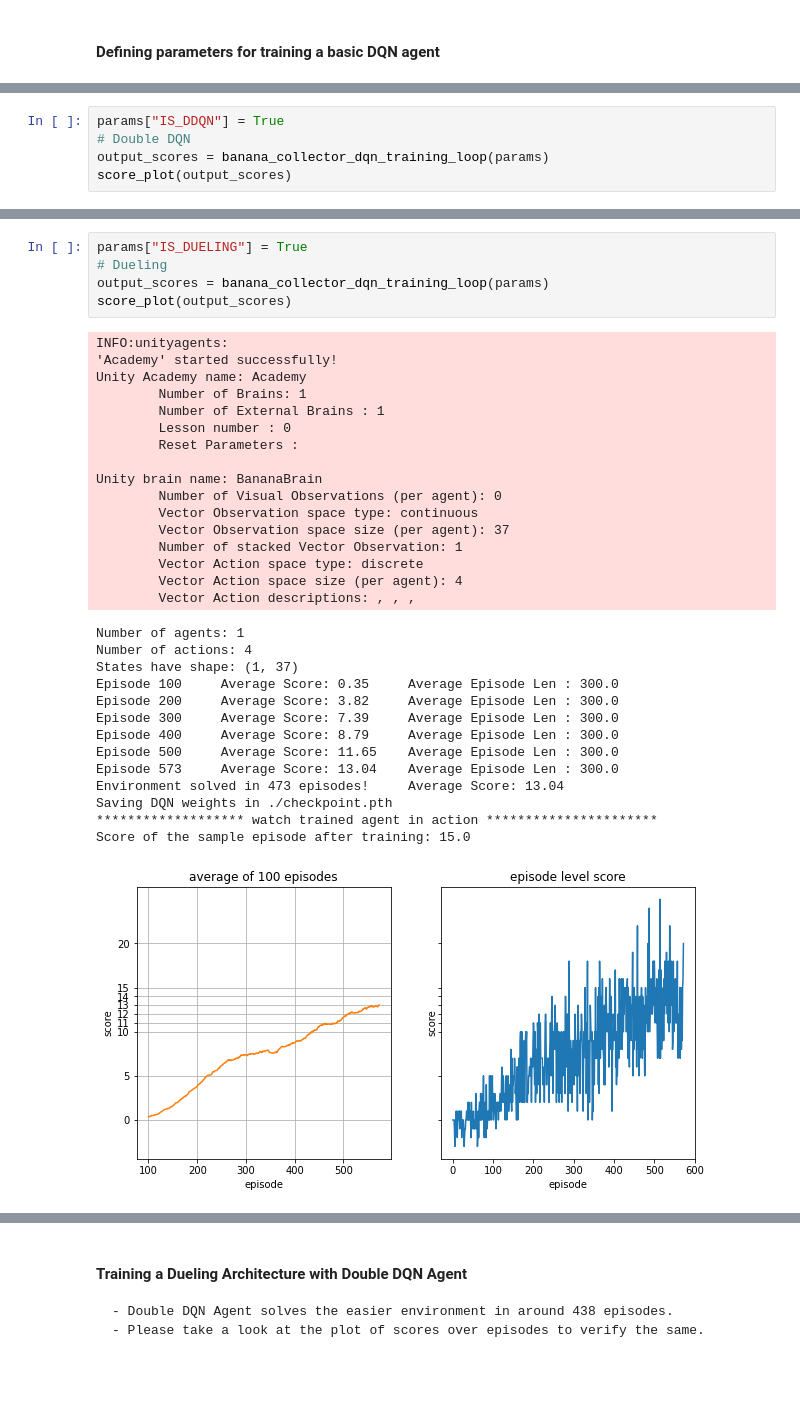
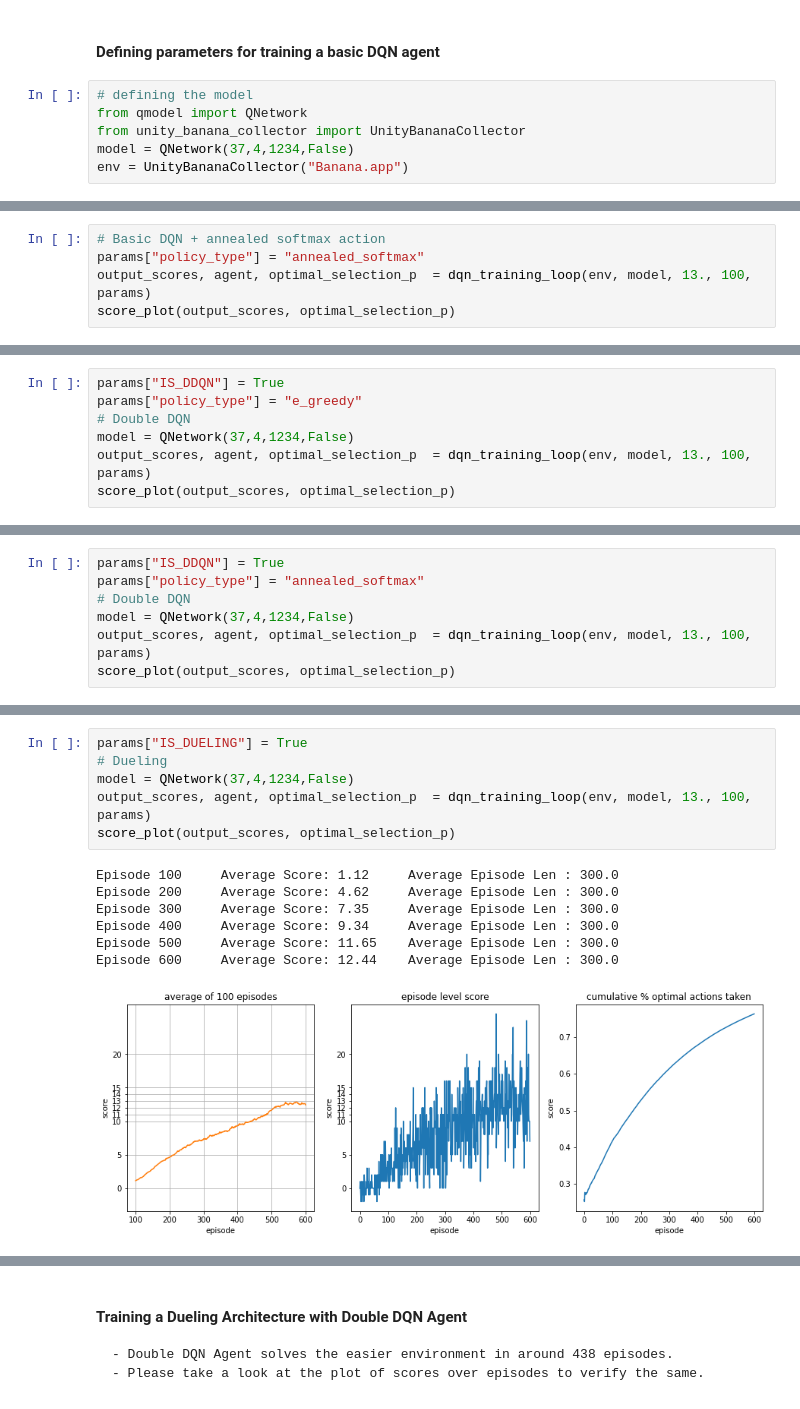
Before and after one commit to nitesh-kansal/Deep_q_learning, a Jupyter notebook: Report.ipynb, the cells around one changed output, grey strips where cells are left out. Saved outputs shown, nothing was run; the diff lists cells and outputs as text; blank space fills up the shorter version.

```diff
--- a/Report.ipynb
+++ b/Report.ipynb
@@ -82,3 +88,9 @@ def score_plot(output_scores):
     plt.show()
 # %% [markdown]
 #### Defining parameters for training a basic DQN agent
+# %%
+# defining the model
+from qmodel import QNetwork
+from unity_banana_collector import UnityBananaCollector
+model = QNetwork(37,4,1234,False)
+env = UnityBananaCollector("Banana.app")
@@ -157,0 +172,5 @@ Score of the sample episode after training: 4.0
+# %%
+# Basic DQN + annealed softmax action
+params["policy_type"] = "annealed_softmax"
+output_scores, agent, optimal_selection_p  = dqn_training_loop(env, model, 13., 100, params)
+score_plot(output_scores, optimal_selection_p)
@@ -162,6 +190,8 @@ Score of the sample episode after training: 4.0
 # %%
 params["IS_DDQN"] = True
+params["policy_type"] = "e_greedy"
 # Double DQN
-output_scores = banana_collector_dqn_training_loop(params)
-score_plot(output_scores)
+model = QNetwork(37,4,1234,False)
+output_scores, agent, optimal_selection_p  = dqn_training_loop(env, model, 13., 100, params)
+score_plot(output_scores, optimal_selection_p)
 # %% [output]
@@ -196,0 +205,7 @@ Score of the sample episode after training: 11.0
+# %%
+params["IS_DDQN"] = True
+params["policy_type"] = "annealed_softmax"
+# Double DQN
+model = QNetwork(37,4,1234,False)
+output_scores, agent, optimal_selection_p  = dqn_training_loop(env, model, 13., 100, params)
+score_plot(output_scores, optimal_selection_p)
@@ -201,36 +224,14 @@ Score of the sample episode after training: 11.0
 # %%
 params["IS_DUELING"] = True
 # Dueling
-output_scores = banana_collector_dqn_training_loop(params)
-score_plot(output_scores)
+model = QNetwork(37,4,1234,False)
+output_scores, agent, optimal_selection_p  = dqn_training_loop(env, model, 13., 100, params)
+score_plot(output_scores, optimal_selection_p)
 # %% [output]
-INFO:unityagents:
-'Academy' started successfully!
-Unity Academy name: Academy
-        Number of Brains: 1
-        Number of External Brains : 1
-        Lesson number : 0
-        Reset Parameters :
-
-Unity brain name: BananaBrain
-        Number of Visual Observations (per agent): 0
-        Vector Observation space type: continuous
-        Vector Observation space size (per agent): 37
-        Number of stacked Vector Observation: 1
-        Vector Action space type: discrete
-        Vector Action space size (per agent): 4
-        Vector Action descriptions: , , ,
+Episode 100     Average Score: 1.12     Average Episode Len : 300.0
+Episode 200     Average Score: 4.62     Average Episode Len : 300.0
+Episode 300     Average Score: 7.35     Average Episode Len : 300.0
+Episode 400     Average Score: 9.34     Average Episode Len : 300.0
+Episode 500     Average Score: 11.65    Average Episode Len : 300.0
+Episode 600     Average Score: 12.44    Average Episode Len : 300.0
-Number of agents: 1
-Number of actions: 4
-States have shape: (1, 37)
-Episode 100     Average Score: 0.35     Average Episode Len : 300.0
-Episode 200     Average Score: 3.82     Average Episode Len : 300.0
-Episode 300     Average Score: 7.39     Average Episode Len : 300.0
-Episode 400     Average Score: 8.79     Average Episode Len : 300.0
-Episode 500     Average Score: 11.65    Average Episode Len : 300.0
-Episode 573     Average Score: 13.04    Average Episode Len : 300.0
-Environment solved in 473 episodes!     Average Score: 13.04
-Saving DQN weights in ./checkpoint.pth
-******************* watch trained agent in action **********************
-Score of the sample episode after training: 15.0
-[figure, old version]
+[figure, new version]
```
Also changed, not shown: parts of 14 cells of this notebook, 9 other files.
